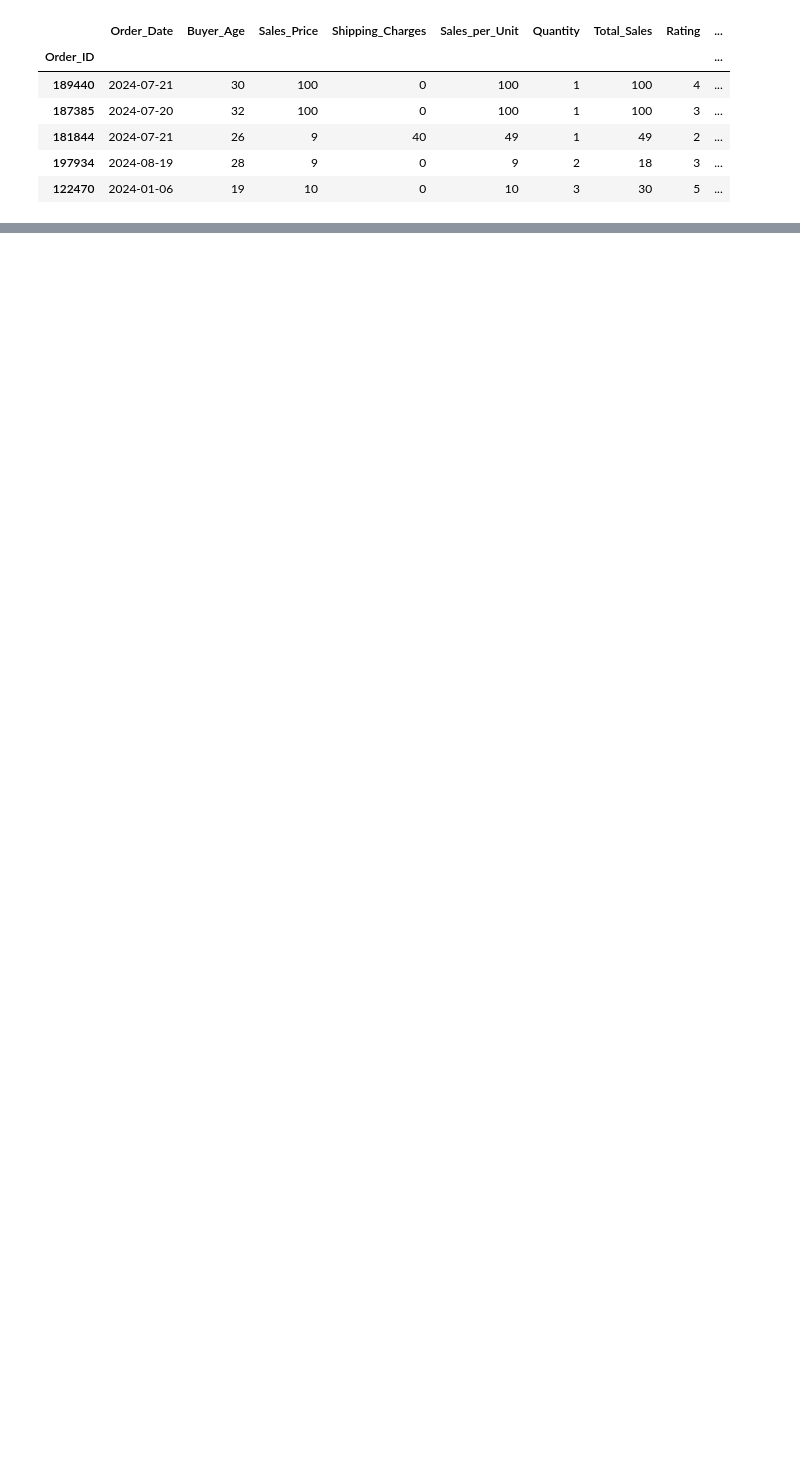
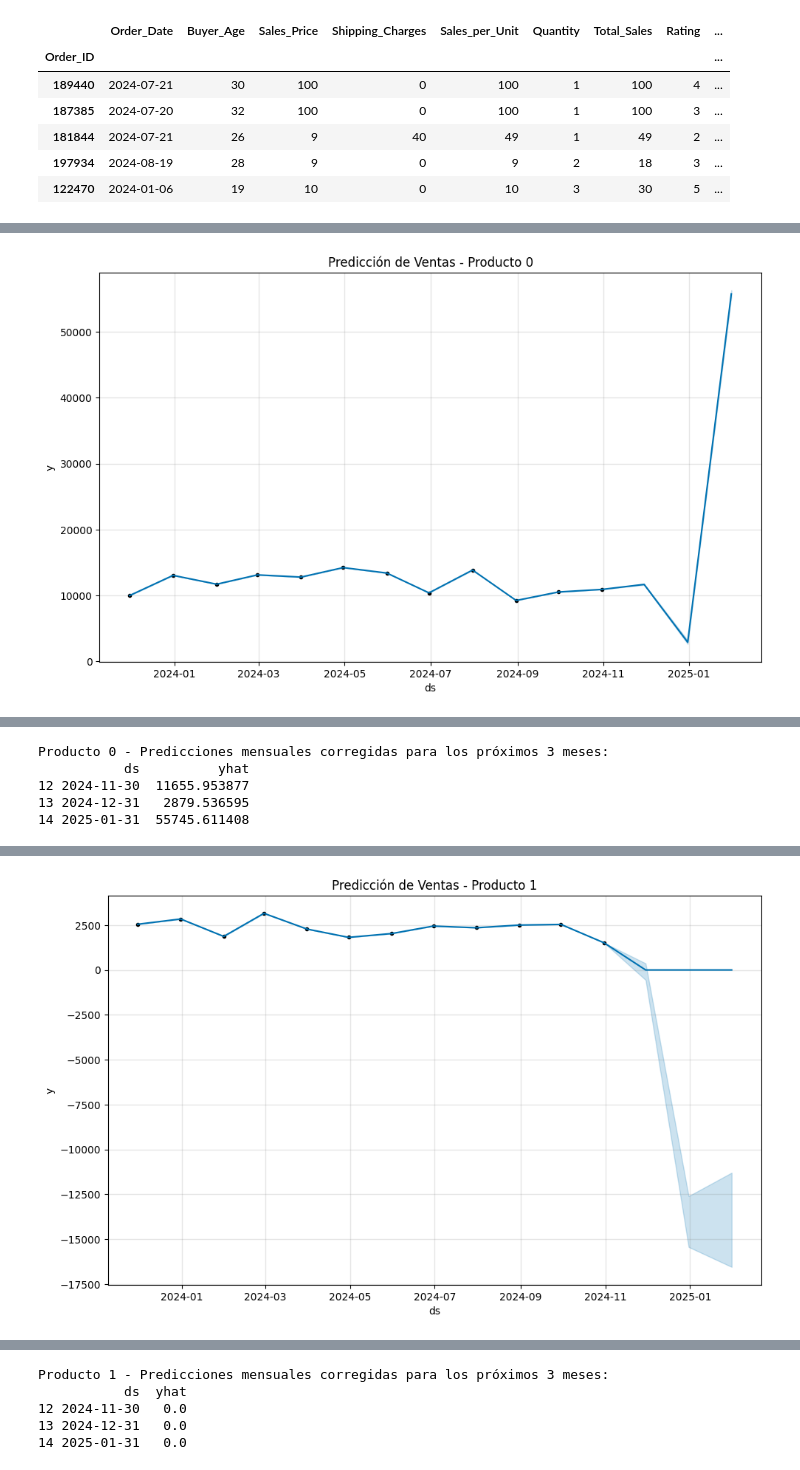
Before and after one commit to abdonrb/proyecto-ml, a Jupyter notebook: ML/models/trained/Time_series.ipynb, the cells around one changed output, grey strips where cells are left out. Drawn from its saved outputs; the diff is of its cells as text; code cells hidden in the pictures; blank space fills up the shorter version.

```diff
--- a/ML/models/trained/Time_series.ipynb
+++ b/ML/models/trained/Time_series.ipynb
@@ -18,4 +18,5 @@ df.head()
 | 197934 | 2024-08-19 | 28 | 9 | 0 | 9 | 2 | 18 | 3 | ... |
 | 122470 | 2024-01-06 | 19 | 10 | 0 | 10 | 3 | 30 | 5 | ... |
 # %%
-df['Order_Date'] = pd.to_datetime(df['Order_Date'])
+df['Order_Date'] = pd.to_datetime(df['Order_Date'])  # Convertir a datetime
+df = df.sort_values(by=['Product_ID', 'Order_Date']).reset_index(drop=True)  # Ordenar fechas
@@ -24,4 +23,12 @@ nov_24 = df[(df['Order_Date'].dt.month == 11) & (df['Order_Date'].dt.year == 202
 # %%
 df.drop(df[(df['Order_Date'].dt.month == 11) & (df['Order_Date'].dt.year == 2024)].index,axis=0,inplace=True)
-# %%
-df['Total_Sales'] = np.log1p(df['Total_Sales'])
+# %%
+df['Year_Month'] = df['Order_Date'].dt.to_period('M')  # Ejemplo: 2023-11
+
+# Agrupar por mes y sumar las ventas
+df_monthly_sales = df.groupby(['Product_ID', 'Year_Month'])['Total_Sales'].sum().reset_index()
+
+# Convertir 'Year_Month' de Period a datetime (si es necesario)
+df_monthly_sales['Year_Month'] = df_monthly_sales['Year_Month'].dt.to_timestamp()
+
+df_monthly_sales[['Product_ID', 'Total_Sales']].head(12)
@@ -27,0 +49,42 @@ df['Total_Sales'] = np.log1p(df['Total_Sales'])
+# %%
+import pandas as pd
+import numpy as np
+import matplotlib.pyplot as plt
+from prophet import Prophet
+
+for product in df['Product_ID'].unique():
+    df_product = df[df['Product_ID'] == product][['Order_Date', 'Total_Sales']].rename(columns={'Order_Date': 'ds', 'Total_Sales': 'y'})
+
+    # 🔹 Usar solo los últimos 12 meses de datos
+    df_product = df_product[df_product['ds'] >= df_product['ds'].max() - pd.DateOffset(months=12)]
+
+    # 🔹 Asegurar que los datos estén en formato mensual
+    df_product = df_product.set_index('ds').resample('M').sum().reset_index()
+
+    # 🔹 Crear y entrenar Prophet con mejoras
+    model = Prophet(
+        changepoint_prior_scale=1.0,  # Más flexibilidad en cambios de tendencia
+        yearly_seasonality=True,
+        seasonality_prior_scale=20
+    )
+    model.add_seasonality(name='monthly', period=30.5, fourier_order=20)  # Mejor estacionalidad
+    model.fit(df_product)
+
+    # 🔹 Generar fechas futuras en frecuencia mensual
+    future = model.make_future_dataframe(periods=3, freq='M')
+
+    # 🔹 Hacer predicciones
+    forecast = model.predict(future)
+
+    # 🔹 Asegurar que las predicciones sean siempre positivas
+    forecast['yhat'] = forecast['yhat'].clip(lower=0)
+
+    # 🔹 Graficar las predicciones
+    fig = model.plot(forecast)
+    plt.title(f'Predicción de Ventas - Producto {product}')
+    plt.show()
+
+    # 🔹 Mostrar solo las predicciones corregidas
+    print(f"\nProducto {product} - Predicciones mensuales corregidas para los próximos 3 meses:")
+    print(forecast[['ds', 'yhat']].tail(3))
+# %% [output]
@@ -27,0 +93 @@ df['Total_Sales'] = np.log1p(df['Total_Sales'])
+[figure, added]
@@ -27,0 +95,5 @@ df['Total_Sales'] = np.log1p(df['Total_Sales'])
+Producto 0 - Predicciones mensuales corregidas para los próximos 3 meses:
+           ds          yhat
+12 2024-11-30  11655.953877
+13 2024-12-31   2879.536595
+14 2025-01-31  55745.611408
@@ -27,0 +101 @@ df['Total_Sales'] = np.log1p(df['Total_Sales'])
+[figure, added]
@@ -27,0 +103,5 @@ df['Total_Sales'] = np.log1p(df['Total_Sales'])
+Producto 1 - Predicciones mensuales corregidas para los próximos 3 meses:
+           ds  yhat
+12 2024-11-30   0.0
+13 2024-12-31   0.0
+14 2025-01-31   0.0
```
Also changed, not shown: parts of 19 cells of this notebook, 2 other files.
